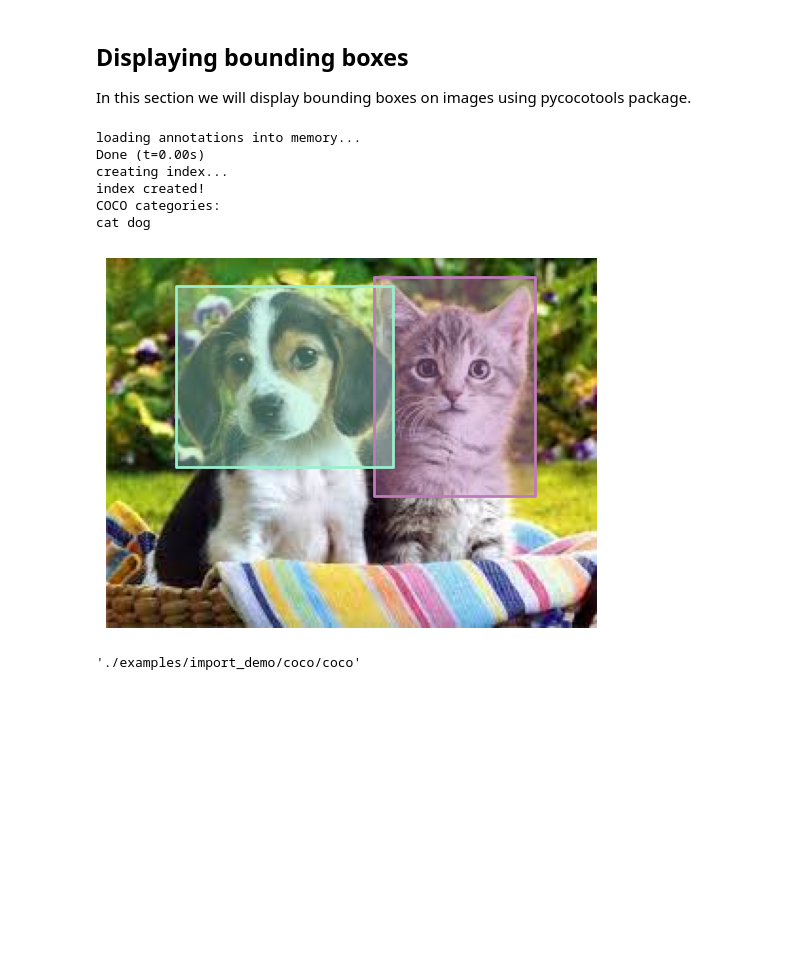
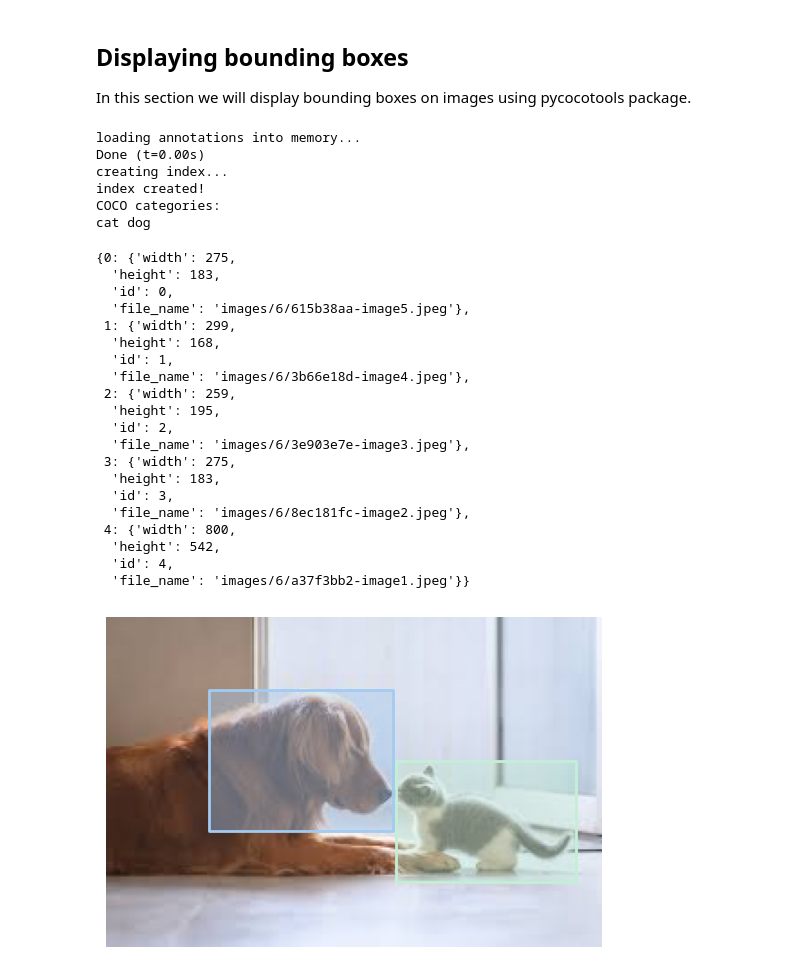
Before and after one commit to ODAncona/bboxconverter, a Jupyter notebook: demo.ipynb, the cells around one changed output. Drawn from its saved outputs; the diff is of its cells as text; code cells hidden in the pictures; blank space fills up the shorter version.

Commit message:
test to_coco

```diff
--- a/demo.ipynb
+++ b/demo.ipynb
@@ -118,43 +118,54 @@ import matplotlib.pyplot as plt
 import numpy as np
 from pycocotools.coco import COCO
 
 # Load COCO annotations
 annFile = f'./examples/import_demo/coco/result.json'
 coco = COCO(annFile)
 cats = coco.loadCats(coco.getCatIds())
 nms = [cat['name'] for cat in cats]
 print(f'COCO categories: \n{" ".join(nms)}\n')
 
 # Get all images containing given categories, select one at random
 catIds = coco.getCatIds(catNms=['cat', 'dog'])
 imgIds = coco.getImgIds(catIds=catIds)
-img = coco.loadImgs(imgIds[np.random.randint(0, len(imgIds))])[0]
+#img = coco.loadImgs(imgIds[np.random.randint(0, len(imgIds))])[0]
+img = coco.loadImgs(imgIds[0])[0]
 
 # Load and display image
 I = io.imread(
     f'examples/import_demo/coco/images/{img["file_name"].split("/")[-1]}'
 )
 plt.imshow(I)
 plt.axis('off')
 annIds = coco.getAnnIds(imgIds=img['id'], catIds=catIds, iscrowd=None)
 anns = coco.loadAnns(annIds)
 coco.showAnns(anns, draw_bbox=True)
+coco.imgs
 # %% [output]
 loading annotations into memory...
 Done (t=0.00s)
 creating index...
 index created!
 COCO categories:
 cat dog
+{0: {'width': 275,
+  'height': 183,
+  'id': 0,
+  'file_name': 'images/6/615b38aa-image5.jpeg'},
+ 1: {'width': 299,
+  'height': 168,
+  'id': 1,
+  'file_name': 'images/6/3b66e18d-image4.jpeg'},
+ 2: {'width': 259,
+  'height': 195,
+  'id': 2,
+  'file_name': 'images/6/3e903e7e-image3.jpeg'},
+ 3: {'width': 275,
+  'height': 183,
+  'id': 3,
+  'file_name': 'images/6/8ec181fc-image2.jpeg'},
+ 4: {'width': 800,
+  'height': 542,
+  'id': 4,
+  'file_name': 'images/6/a37f3bb2-image1.jpeg'}}
-[figure, old version]
+[figure, new version]
-# %%
-import os
-
-output_path = './examples/import_demo/coco/result.json'
-filename = output_path.split('/')[-1]
-output_path = output_path.split('/')[:-1]
-
-a = os.path.join(*output_path,"coco")
-a
-# %% [output]
-'./examples/import_demo/coco/coco'
```
Also changed, not shown: parts of 1 cell of this notebook, 8 other files.
